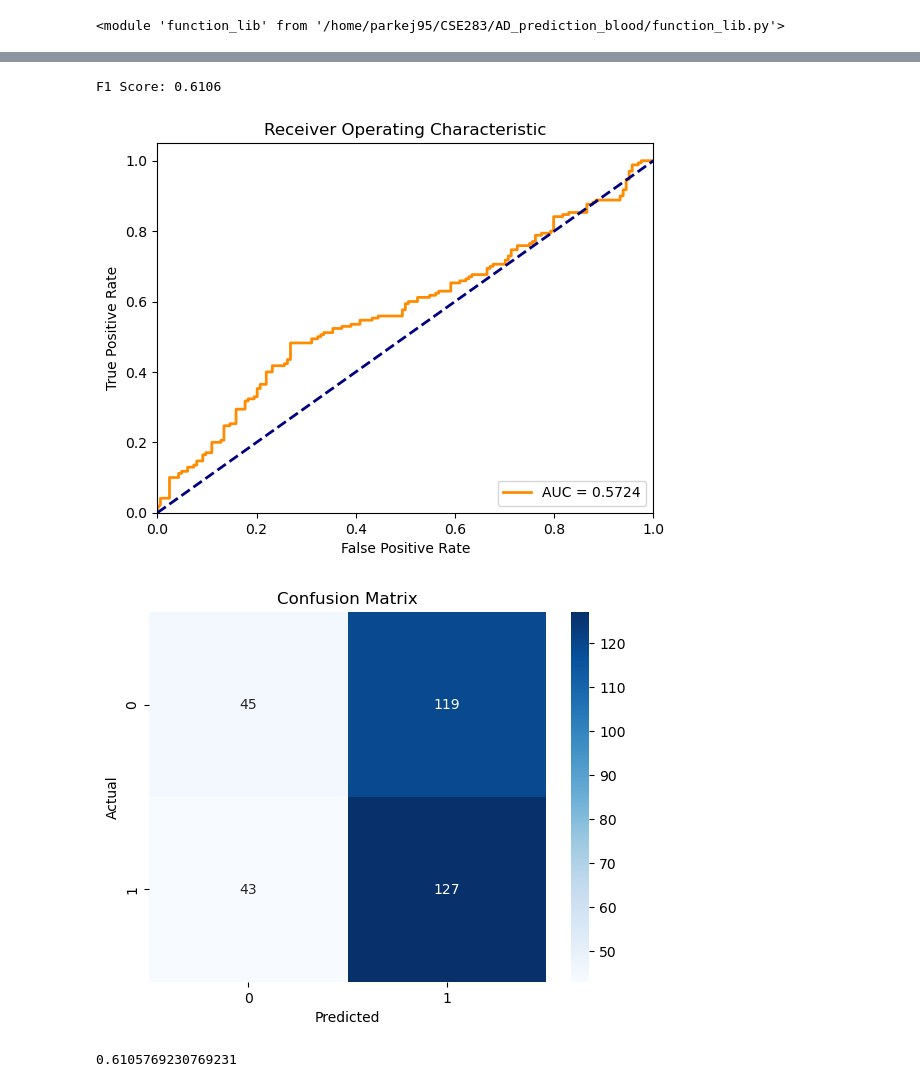
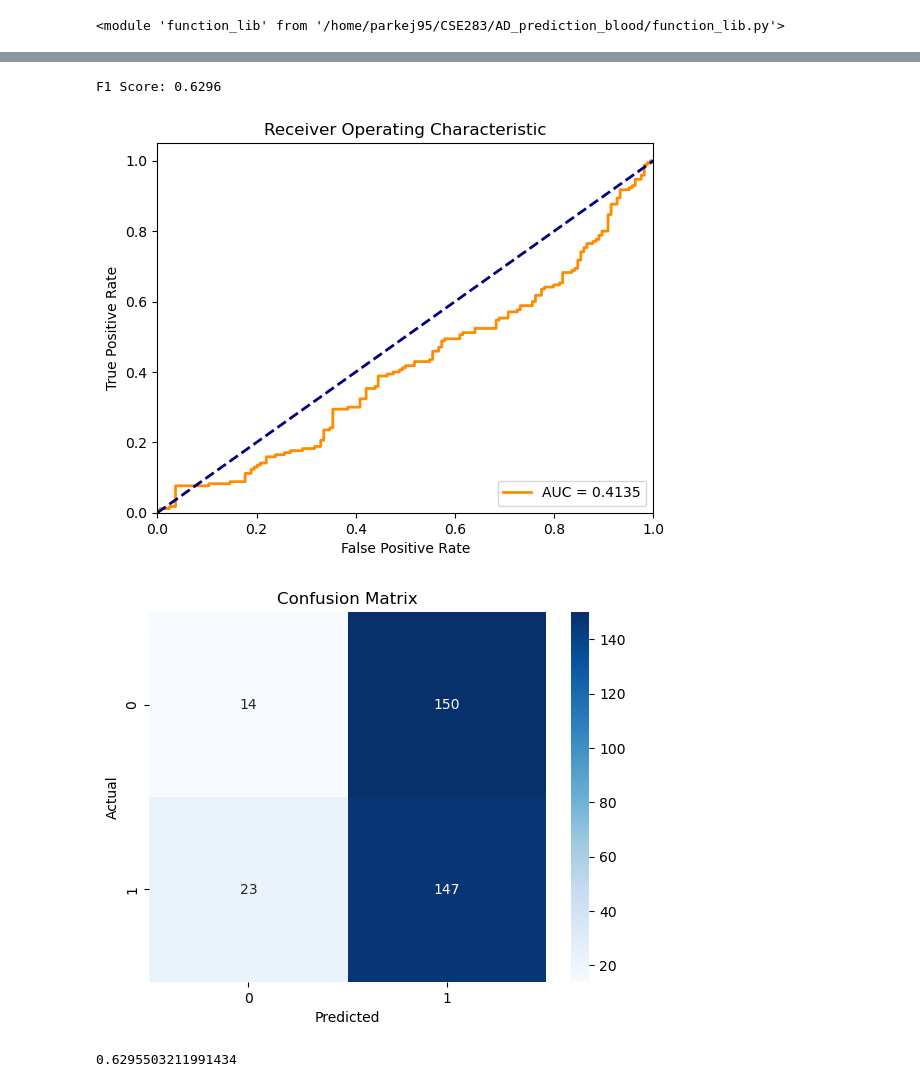
Before and after one commit to Electric-Jam/AD_prediction_blood, a Jupyter notebook: classifier.ipynb, the cells around one changed output, grey strips where cells are left out. Cells and saved outputs as stored; diff of their text form; code cells hidden in the pictures.

```diff
--- a/classifier.ipynb
+++ b/classifier.ipynb
@@ -78,8 +77,8 @@ input_seq = '/home/parkej95/CSE283/AD_prediction_blood/burgos_dbgap/burgos_dbgap
 model_path = '/home/parkej95/CSE283/AD_prediction_blood/burgos_dbgap/burgos_dbgap_model.pkl'
 id_col = 'biospecimen_repository_sample_id'
 label_col = 'AD'
-pan_n = 20
+pan_n = 3
 
-train_data = load_data(input_meta, input_seq, id_col, label_col, pca = True, pca_n = pca_n)
+train_data, pca_model = load_data(input_meta, input_seq, id_col, label_col, run_pca = True, pca_n = pca_n)
 Classifier(data = train_data, best_model_path=model_path, num_features = pca_n, epochs=300)
 # %% [output]
@@ -120,15 +119,15 @@ F1 Score: 0.6994
 # %%
 #Testing with toden data
 
 input_meta = '/home/parkej95/CSE283/AD_prediction_blood/toden/toden_metadata.xlsx'
 input_seq = '/home/parkej95/CSE283/AD_prediction_blood/toden/toden_counts.txt'
 id_col = 'Run'
 label_col = 'Disease'
 
-data = load_data(input_meta, input_seq, id_col, label_col, pca = True, pca_n = pca_n)
+data, _ = load_data(input_meta, input_seq, id_col, label_col, run_pca = False, pca_n = pca_n, pca_model = pca_model)
 apply_classifier(data, model_path, num_features=pca_n)
 # %% [output]
-F1 Score: 0.6106
+F1 Score: 0.6296
-[figure, old version]
+[figure, new version]
-[figure, old version]
+[figure, new version]
-0.6105769230769231
+0.6295503211991434
```
Also changed, not shown: parts of 5 cells of this notebook, 4 other files.
